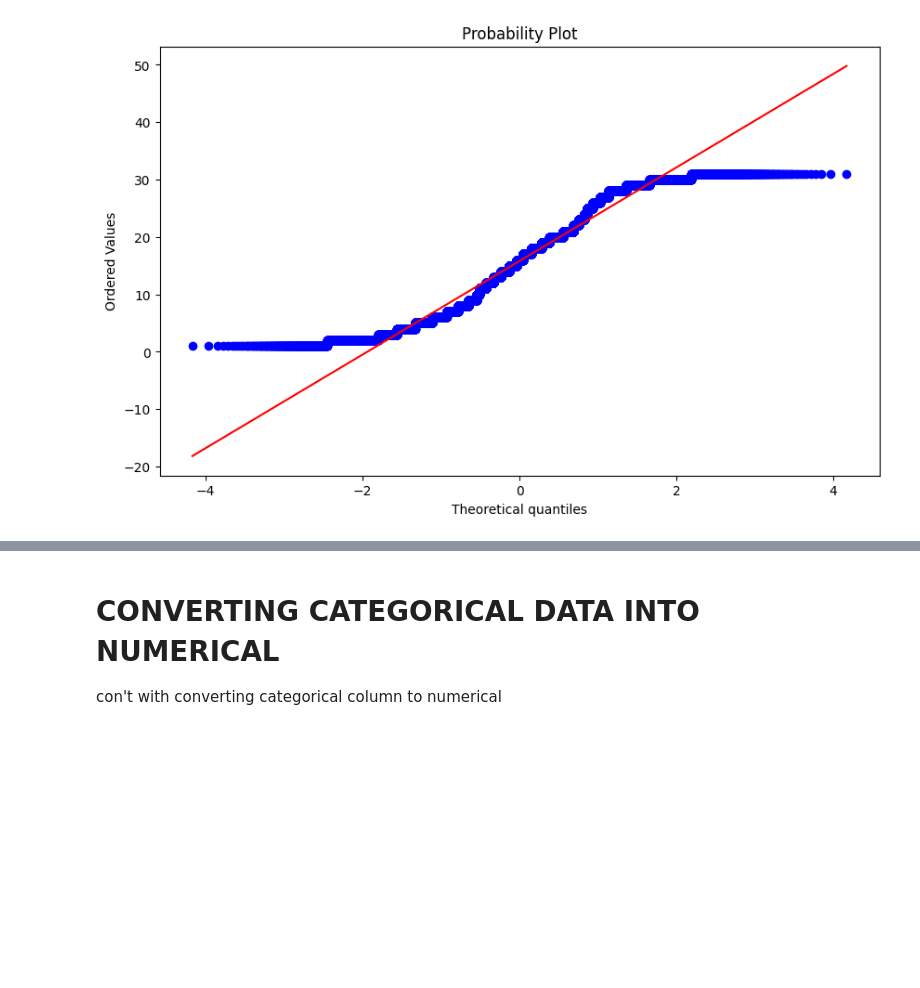
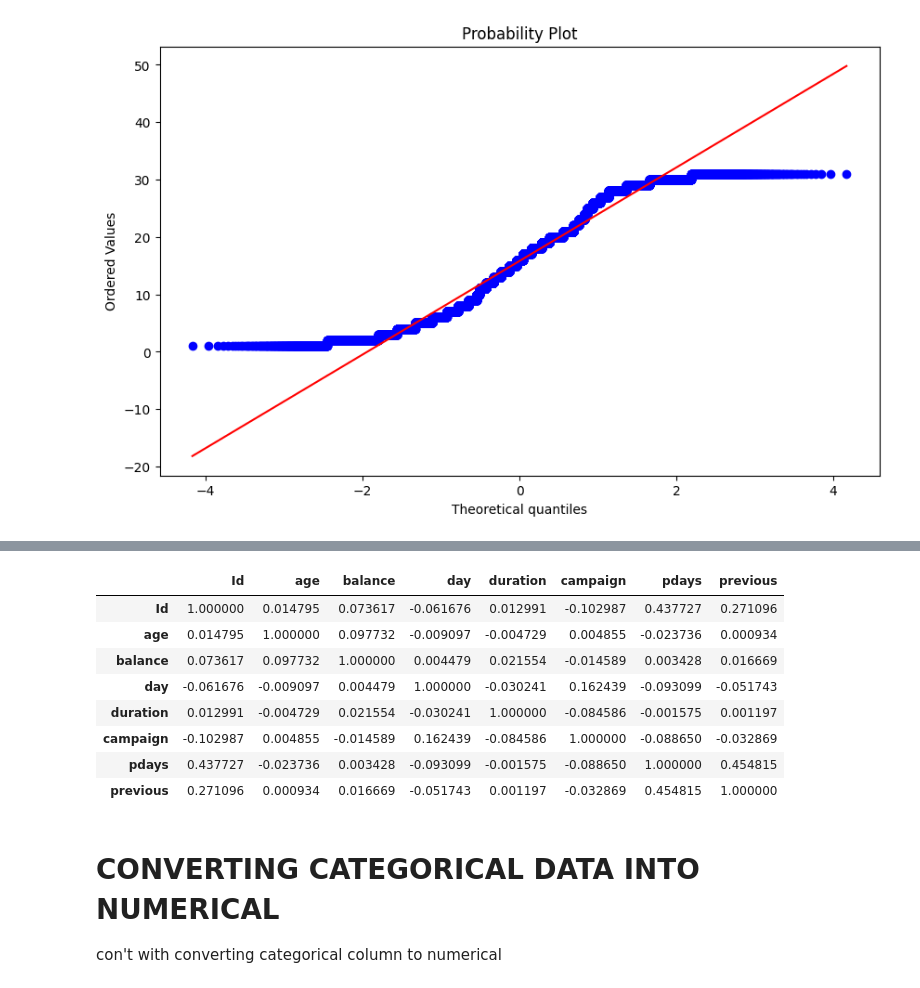
Before and after one commit to Ayomide-ola/UCDPA_Ayomide, a Jupyter notebook: predict term deposit project.ipynb, the cells around one changed output, grey strips where cells are left out. Saved outputs shown, nothing was run; the diff lists cells and outputs as text; code cells hidden in the pictures; blank space fills up the shorter version.

```diff
--- a/predict term deposit project.ipynb
+++ b/predict term deposit project.ipynb
@@ -331,4 +331,16 @@ new_numerical.reset_index(drop=True)
 45207 rows × 8 columns
+# %%
+new_numerical.corr()
+# %% [output]
+|  | Id | age | balance | day | duration | campaign | pdays | previous |
+| Id | 1.000000 | 0.014795 | 0.073617 | -0.061676 | 0.012991 | -0.102987 | 0.437727 | 0.271096 |
+| age | 0.014795 | 1.000000 | 0.097732 | -0.009097 | -0.004729 | 0.004855 | -0.023736 | 0.000934 |
+| balance | 0.073617 | 0.097732 | 1.000000 | 0.004479 | 0.021554 | -0.014589 | 0.003428 | 0.016669 |
+| day | -0.061676 | -0.009097 | 0.004479 | 1.000000 | -0.030241 | 0.162439 | -0.093099 | -0.051743 |
+| duration | 0.012991 | -0.004729 | 0.021554 | -0.030241 | 1.000000 | -0.084586 | -0.001575 | 0.001197 |
+| campaign | -0.102987 | 0.004855 | -0.014589 | 0.162439 | -0.084586 | 1.000000 | -0.088650 | -0.032869 |
+| pdays | 0.437727 | -0.023736 | 0.003428 | -0.093099 | -0.001575 | -0.088650 | 1.000000 | 0.454815 |
+| previous | 0.271096 | 0.000934 | 0.016669 | -0.051743 | 0.001197 | -0.032869 | 0.454815 | 1.000000 |
 # %% [markdown]
 # CONVERTING CATEGORICAL DATA INTO NUMERICAL
 
```
Also changed, not shown: parts of 15 cells of this notebook.
